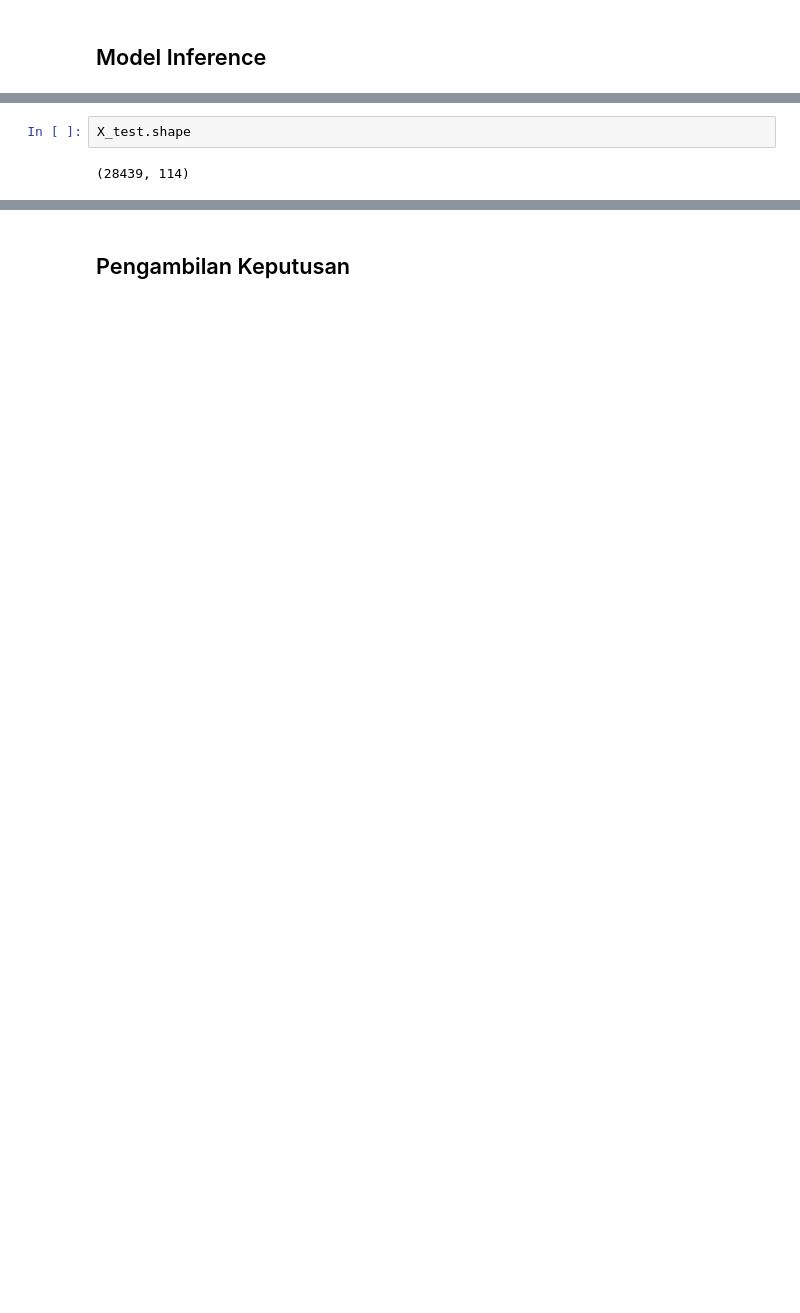
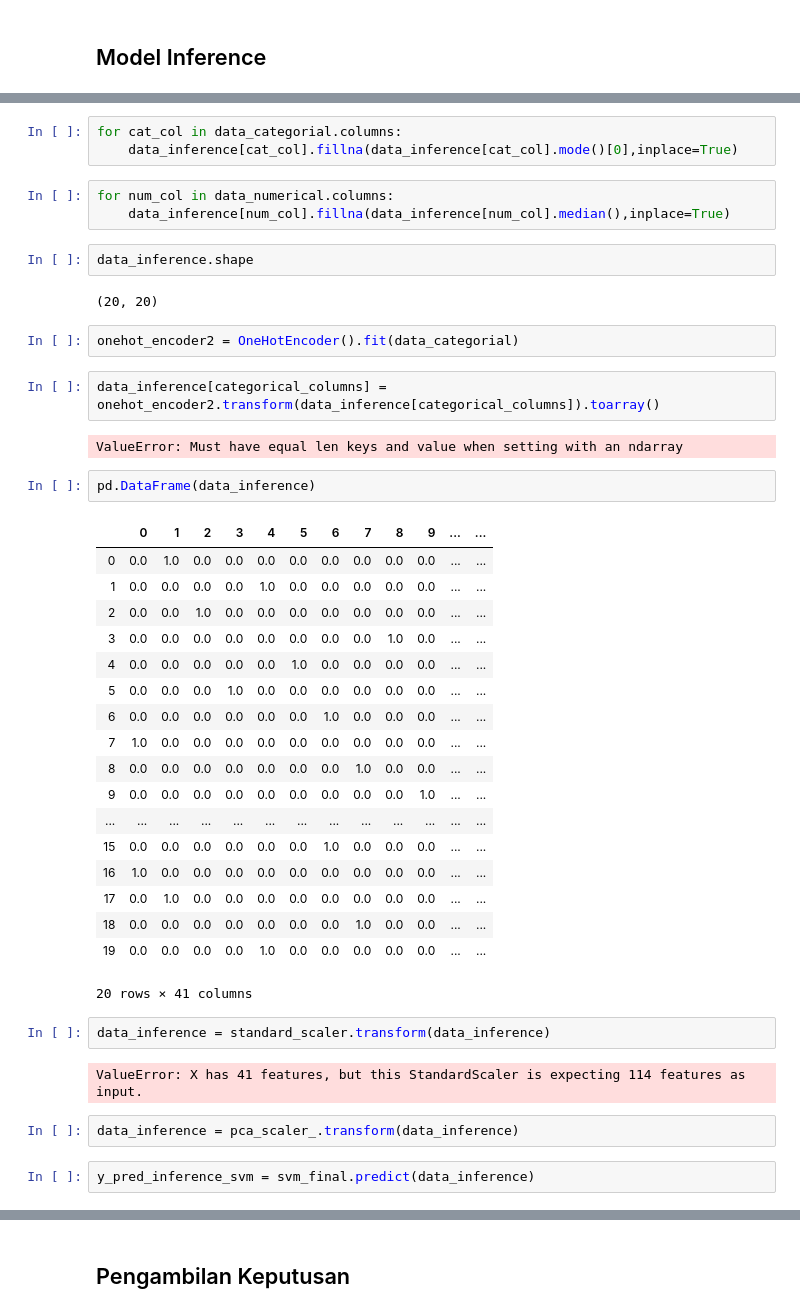
Before and after one commit to satriabimantara/hacktiv8-data-science-final-project, a Jupyter notebook: PYTN_KampusMerdeka_fp2_I MADE SATRIA BIMANTARA_NAUFAL REZKY ANANDA.ipynb, the cells around one changed output, grey strips where cells are left out. Drawn from its saved outputs; the diff is of its cells as text; blank space fills up the shorter version.

```diff
--- a/PYTN_KampusMerdeka_fp2_I MADE SATRIA BIMANTARA_NAUFAL REZKY ANANDA.ipynb
+++ b/PYTN_KampusMerdeka_fp2_I MADE SATRIA BIMANTARA_NAUFAL REZKY ANANDA.ipynb
@@ -1355,4 +1601,45 @@ SVM Test Accuracy: 1.0
+# %%
+for cat_col in data_categorial.columns:
+    data_inference[cat_col].fillna(data_inference[cat_col].mode()[0],inplace=True)
+# %%
+for num_col in data_numerical.columns:
+    data_inference[num_col].fillna(data_inference[num_col].median(),inplace=True)
 # %%
-X_test.shape
+data_inference.shape
 # %% [output]
-(28439, 114)
+(20, 20)
+# %%
+onehot_encoder2 = OneHotEncoder().fit(data_categorial)
+# %%
+data_inference[categorical_columns] = onehot_encoder2.transform(data_inference[categorical_columns]).toarray()
+# %% [output]
+ValueError: Must have equal len keys and value when setting with an ndarray
+# %%
+pd.DataFrame(data_inference)
+# %% [output]
+|  | 0 | 1 | 2 | 3 | 4 | 5 | 6 | 7 | 8 | 9 | ... | ... |
+| 0 | 0.0 | 1.0 | 0.0 | 0.0 | 0.0 | 0.0 | 0.0 | 0.0 | 0.0 | 0.0 | ... | ... |
+| 1 | 0.0 | 0.0 | 0.0 | 0.0 | 1.0 | 0.0 | 0.0 | 0.0 | 0.0 | 0.0 | ... | ... |
+| 2 | 0.0 | 0.0 | 1.0 | 0.0 | 0.0 | 0.0 | 0.0 | 0.0 | 0.0 | 0.0 | ... | ... |
+| 3 | 0.0 | 0.0 | 0.0 | 0.0 | 0.0 | 0.0 | 0.0 | 0.0 | 1.0 | 0.0 | ... | ... |
+| 4 | 0.0 | 0.0 | 0.0 | 0.0 | 0.0 | 1.0 | 0.0 | 0.0 | 0.0 | 0.0 | ... | ... |
+| 5 | 0.0 | 0.0 | 0.0 | 1.0 | 0.0 | 0.0 | 0.0 | 0.0 | 0.0 | 0.0 | ... | ... |
+| 6 | 0.0 | 0.0 | 0.0 | 0.0 | 0.0 | 0.0 | 1.0 | 0.0 | 0.0 | 0.0 | ... | ... |
+| 7 | 1.0 | 0.0 | 0.0 | 0.0 | 0.0 | 0.0 | 0.0 | 0.0 | 0.0 | 0.0 | ... | ... |
+| 8 | 0.0 | 0.0 | 0.0 | 0.0 | 0.0 | 0.0 | 0.0 | 1.0 | 0.0 | 0.0 | ... | ... |
+| 9 | 0.0 | 0.0 | 0.0 | 0.0 | 0.0 | 0.0 | 0.0 | 0.0 | 0.0 | 1.0 | ... | ... |
+| ... | ... | ... | ... | ... | ... | ... | ... | ... | ... | ... | ... | ... |
+| 15 | 0.0 | 0.0 | 0.0 | 0.0 | 0.0 | 0.0 | 1.0 | 0.0 | 0.0 | 0.0 | ... | ... |
+| 16 | 1.0 | 0.0 | 0.0 | 0.0 | 0.0 | 0.0 | 0.0 | 0.0 | 0.0 | 0.0 | ... | ... |
+| 17 | 0.0 | 1.0 | 0.0 | 0.0 | 0.0 | 0.0 | 0.0 | 0.0 | 0.0 | 0.0 | ... | ... |
+| 18 | 0.0 | 0.0 | 0.0 | 0.0 | 0.0 | 0.0 | 0.0 | 1.0 | 0.0 | 0.0 | ... | ... |
+| 19 | 0.0 | 0.0 | 0.0 | 0.0 | 1.0 | 0.0 | 0.0 | 0.0 | 0.0 | 0.0 | ... | ... |
+20 rows × 41 columns
+# %%
+data_inference = standard_scaler.transform(data_inference)
+# %% [output]
+ValueError: X has 41 features, but this StandardScaler is expecting 114 features as input.
+# %%
+data_inference = pca_scaler_.transform(data_inference)
+# %%
+y_pred_inference_svm = svm_final.predict(data_inference)
```
Also changed, not shown: parts of 134 cells of this notebook, 1 other file.
